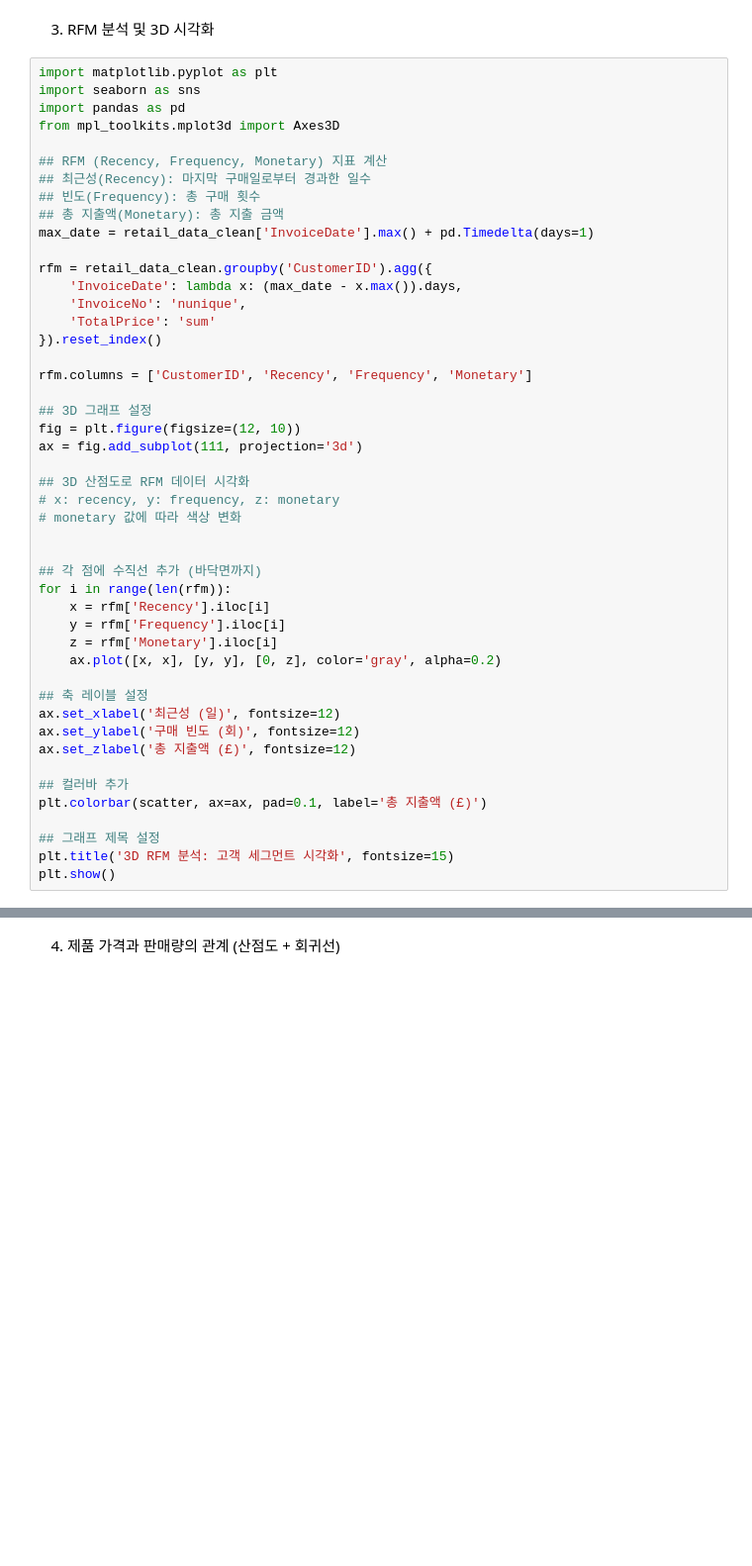
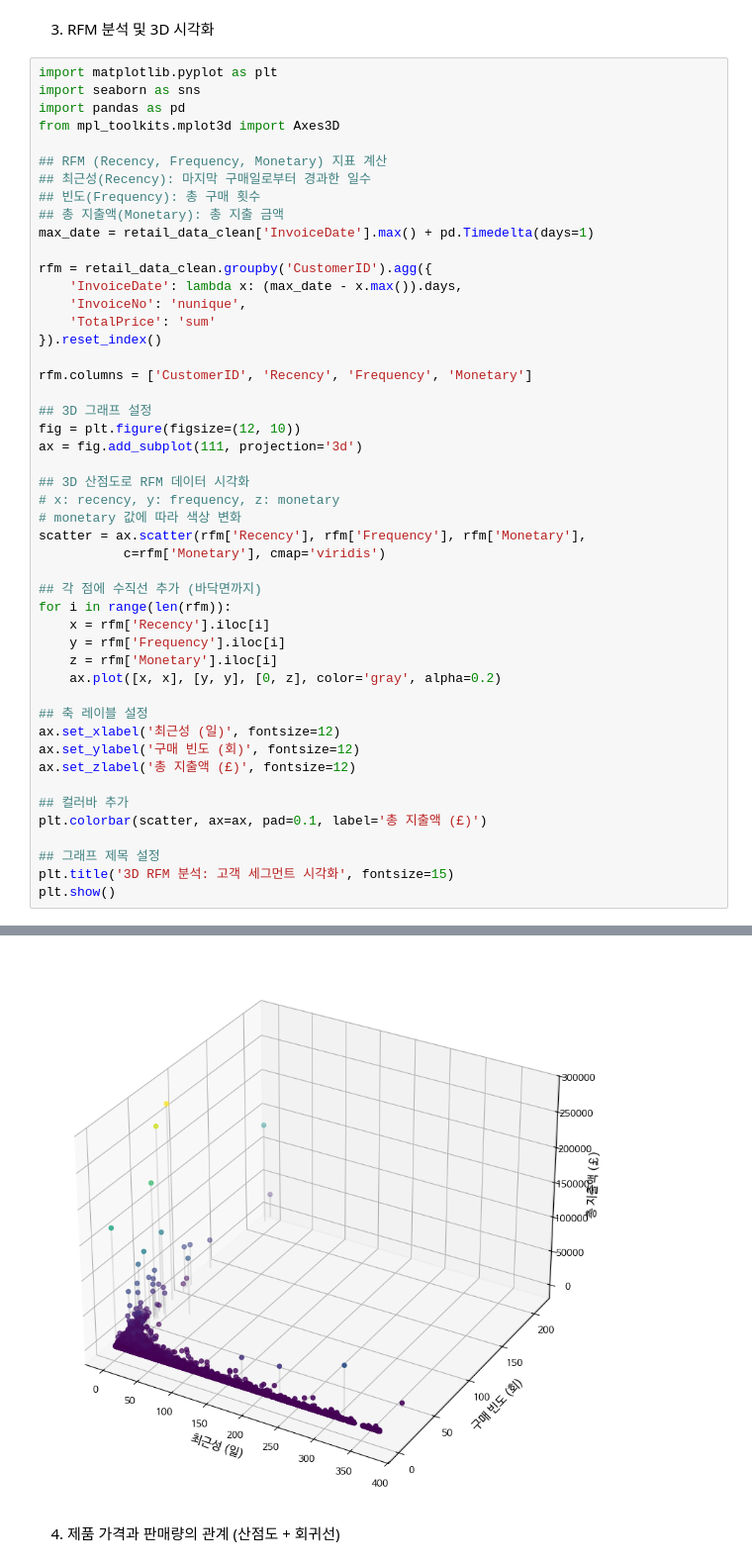
Before and after one commit to khkim82004-star/Data-Analysis-with-Open-Source, a Jupyter notebook: 오픈소스_데이터_분석_11강.ipynb, the cells around one changed output, grey strips where cells are left out. Shown at 99% size. Saved outputs shown, nothing was run; the diff lists cells and outputs as text; blank space fills up the shorter version.

```diff
--- a/오픈소스_데이터_분석_11강.ipynb
+++ b/오픈소스_데이터_분석_11강.ipynb
@@ -450,7 +490,8 @@ ax = fig.add_subplot(111, projection='3d')
 ## 3D 산점도로 RFM 데이터 시각화
 # x: recency, y: frequency, z: monetary
 # monetary 값에 따라 색상 변화
-
+scatter = ax.scatter(rfm['Recency'], rfm['Frequency'], rfm['Monetary'],
+           c=rfm['Monetary'], cmap='viridis')
 
 ## 각 점에 수직선 추가 (바닥면까지)
 for i in range(len(rfm)):
@@ -470,3 +511,4 @@ plt.colorbar(scatter, ax=ax, pad=0.1, label='총 지출액 (£)')
 ## 그래프 제목 설정
 plt.title('3D RFM 분석: 고객 세그먼트 시각화', fontsize=15)
 plt.show()
+# %% [output]
@@ -473,3 +516,4 @@ plt.show()
+[figure, added]
 # %% [markdown]
 4. 제품 가격과 판매량의 관계 (산점도 + 회귀선)
 # %%
```
Also changed, not shown: parts of 7 cells of this notebook.
